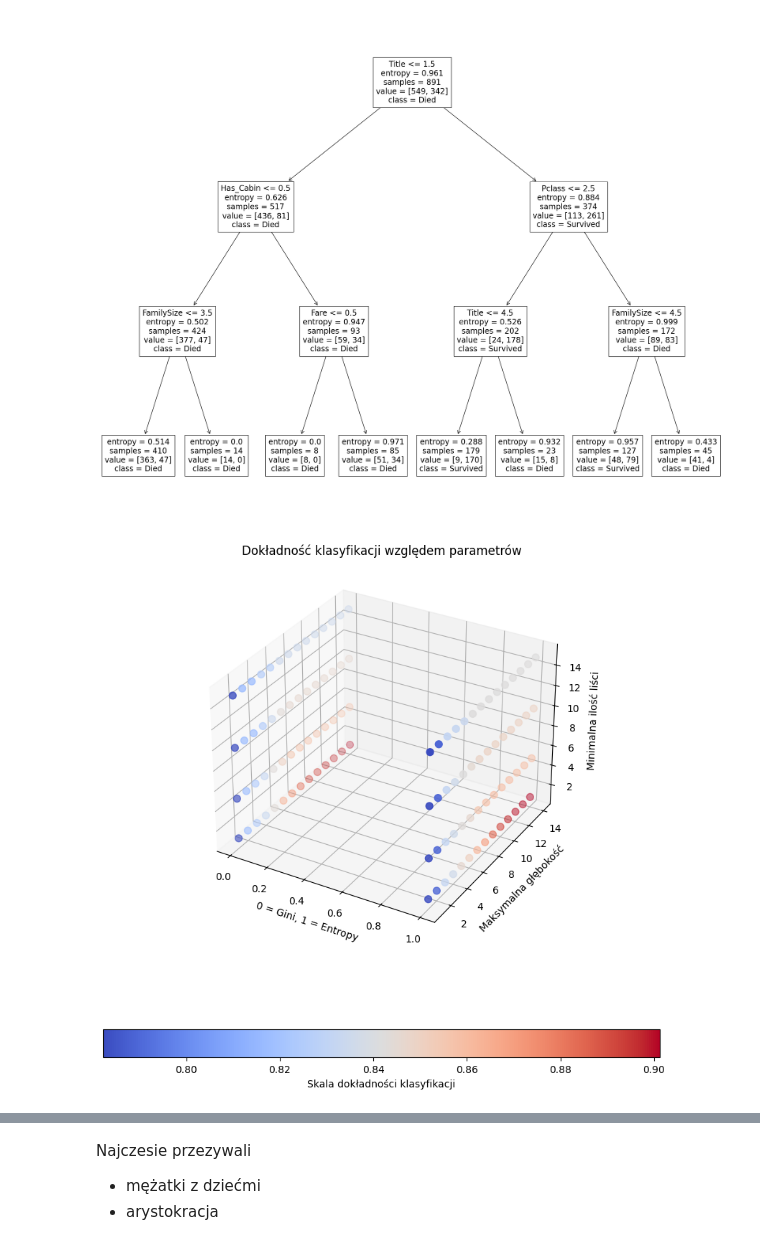
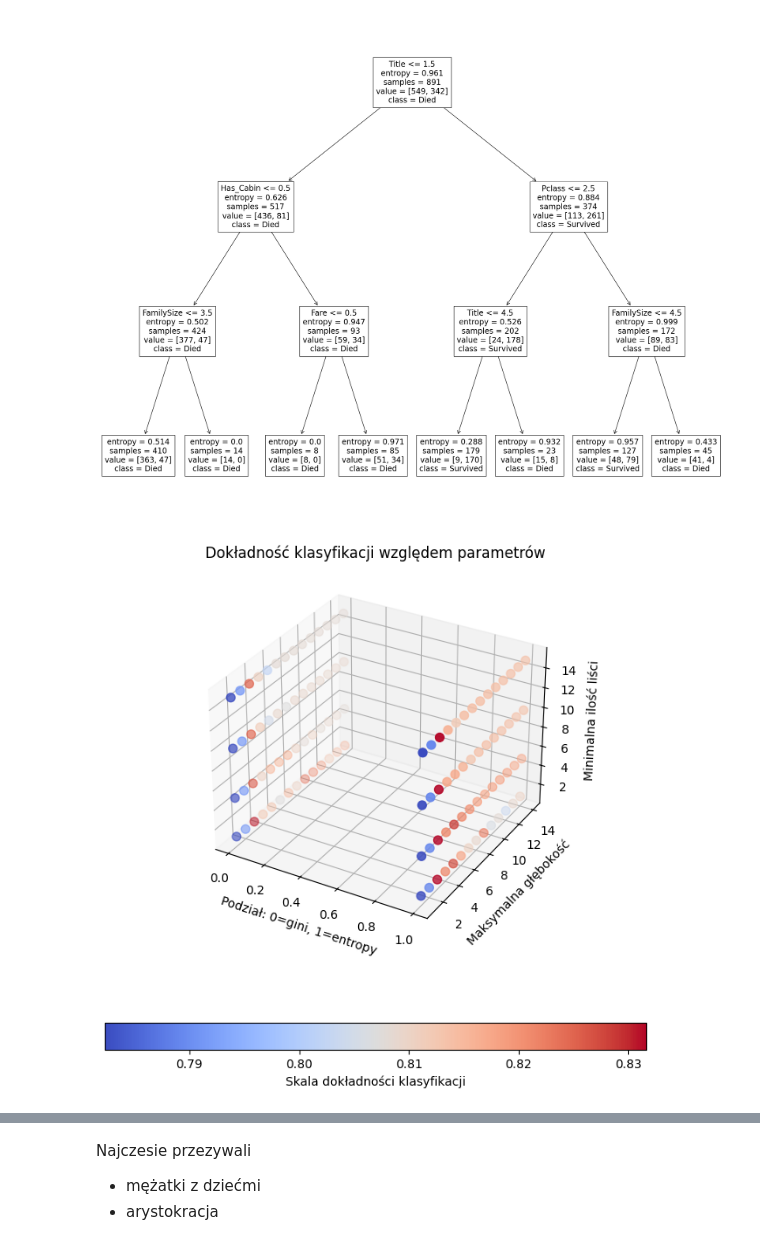
Before and after one commit to mwardynski/data-mining, a Jupyter notebook: lab2/lab2_1.ipynb, the cells around one changed output, grey strips where cells are left out. Cells and saved outputs as stored; diff of their text form; code cells hidden in the pictures.

```diff
--- a/lab2/lab2_1.ipynb
+++ b/lab2/lab2_1.ipynb
@@ -159,40 +158,46 @@ tree.plot_tree(decision_tree=decision_tree, feature_names=data_x.columns, class_
 [figure]
 # %%
 # 8
-accuracies = []
-params = []
 
-for criterion in [0, 1]:
-    for max_depth in np.arange(1, 15):
-        for min_samples_leaf in [1, 5, 10, 15]:
-            criterion_label = 'gini' if criterion == 0 else 'entropy'
+import matplotlib.pyplot as plt
+import numpy as np
 
-            model = DecisionTreeClassifier(criterion=criterion_label, max_depth=max_depth, min_samples_leaf=min_samples_leaf, random_state=42)
-            model.fit(data_x, data_y)
+def plot_comparison(data, target):
+    accuracies = []
+    params = []
 
-            y_pred = model.predict(data_x)
-            accuracy = accuracy_score(data_y, y_pred)
-            accuracies.append(accuracy)
-            params.append((criterion, max_depth, min_samples_leaf))
+    comparison = GridSearchCV(
+        DecisionTreeClassifier(),
+        {
+            'criterion': ['gini', 'entropy'],
+            'max_depth': np.arange(1, 15),
+            'min_samples_leaf': [1, 5, 10, 15]
+        },
+        cv=10,
+        scoring='accuracy'
+    )
 
-accuracies = np.array(accuracies)
-params = np.array(params)
+    comparison.fit(data, target)
+    accuracies = np.array(comparison.cv_results_['mean_test_score'])
+    params = np.array(list(map(lambda t: [0 if t['criterion'] == 'gini' else 1, t['max_depth'], t['min_samples_leaf']], comparison.cv_results_['params'])))
 
-fig = plt.figure(figsize=(10, 12))
-points = fig.add_subplot(111, projection='3d')
+    fig = plt.figure(figsize=(8, 8))
+    points = fig.add_subplot(111, projection='3d')
 
-points.scatter(params[:, 0], params[:, 1], params[:, 2], c=accuracies, cmap='coolwarm', s=50)
-points.set_xlabel('0 = Gini, 1 = Entropy')
-points.set_ylabel('Maksymalna głębokość')
-points.set_zlabel('Minimalna ilość liści')
-points.set_title('Dokładność klasyfikacji względem parametrów')
+    points.scatter(params[:, 0], params[:, 1], params[:, 2], c=accuracies, cmap='coolwarm', s=50)
+    points.set_xlabel('Podział: 0=gini, 1=entropy'),
+    points.set_ylabel('Maksymalna głębokość')
+    points.set_zlabel('Minimalna ilość liści')
+    points.set_title('Dokładność klasyfikacji względem parametrów')
 
-cbar = plt.colorbar(points.collections[0], ax=points, orientation='horizontal')
-cbar.set_label('Skala dokładności klasyfikacji')
+    cbar = plt.colorbar(points.collections[0], ax=points, orientation='horizontal')
+    cbar.set_label('Skala dokładności klasyfikacji')
 
-plt.show()
+    plt.show()
+
+plot_comparison(data_x, data_y)
 # %% [output]
-[figure, old version]
+[figure, new version]
 # %%
 # 9
 from sklearn.model_selection import train_test_split
```
Also changed, not shown: parts of 6 cells of this notebook, 2 other files.
